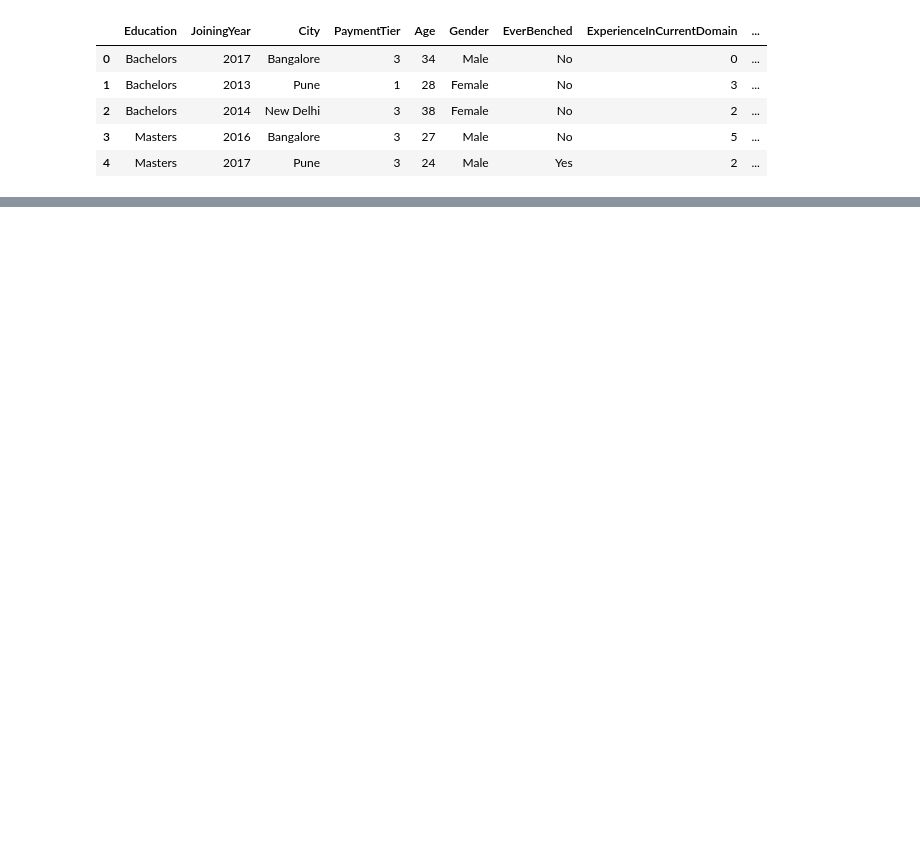
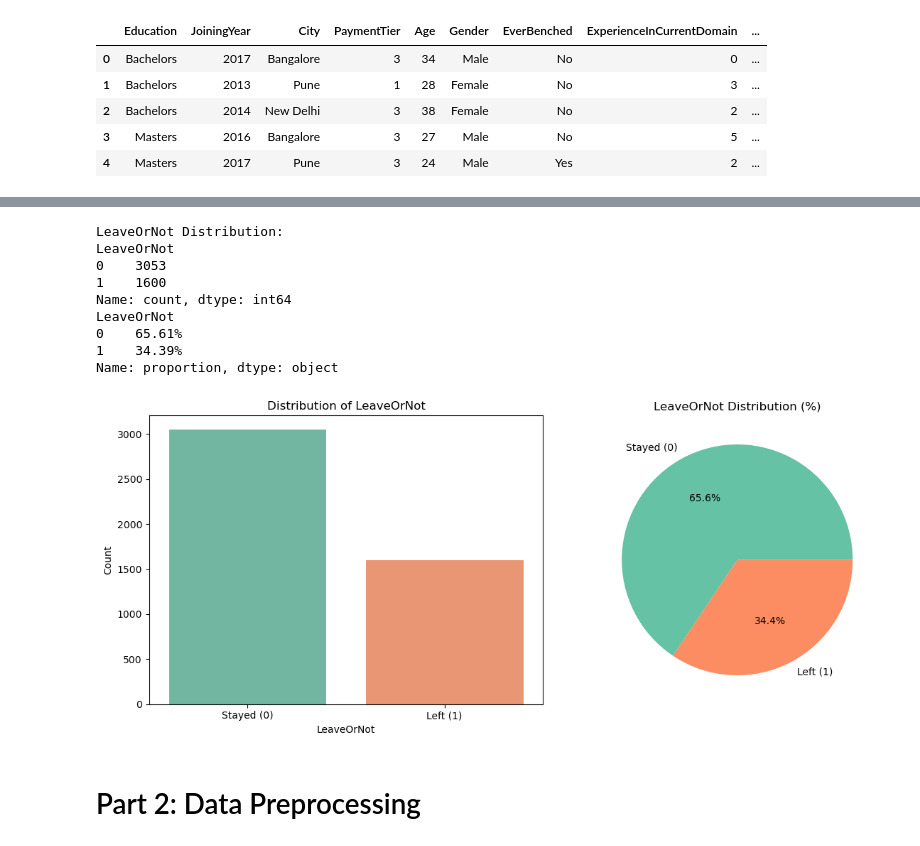
Before and after one commit to msajidgithub/Data-Science, a Jupyter notebook: Assignment3/Assignment_3.ipynb, the cells around one changed output, grey strips where cells are left out. Saved outputs shown, nothing was run; the diff lists cells and outputs as text; code cells hidden in the pictures; blank space fills up the shorter version.

```diff
--- a/Assignment3/Assignment_3.ipynb
+++ b/Assignment3/Assignment_3.ipynb
@@ -18,0 +113,36 @@ fd.head()
+# %%
+# 6. Plot or visualize the distribution of the target variable LeaveOrNot.
+
+print("LeaveOrNot Distribution:")
+print(fd['LeaveOrNot'].value_counts())
+print(fd['LeaveOrNot'].value_counts(normalize=True).mul(100).round(2).astype(str) + '%')
+
+labels = ['Stayed (0)', 'Left (1)']
+
+fig, axes = plt.subplots(1, 2, figsize=(12, 5))
+
+snsS.countplot(data=fd, x='LeaveOrNot', ax=axes[0], palette='Set2')
+axes[0].set_title('Distribution of LeaveOrNot')
+axes[0].set_xlabel('LeaveOrNot')
+axes[0].set_ylabel('Count')
+axes[0].set_xticklabels(labels)
+
+fd['LeaveOrNot'].value_counts().plot(kind='pie', ax=axes[1], autopct='%1.1f%%', labels=labels, colors=snsS.color_palette('Set2'))
+axes[1].set_title('LeaveOrNot Distribution (%)')
+axes[1].set_ylabel('')
+
+plt.tight_layout()
+plt.show()
+# %% [output]
+LeaveOrNot Distribution:
+LeaveOrNot
+0    3053
+1    1600
+Name: count, dtype: int64
+LeaveOrNot
+0    65.61%
+1    34.39%
+Name: proportion, dtype: object
+[figure, added]
+# %% [markdown]
+# Part 2: Data Preprocessing
```
Also changed, not shown: parts of 7 cells of this notebook, 7 other files.
